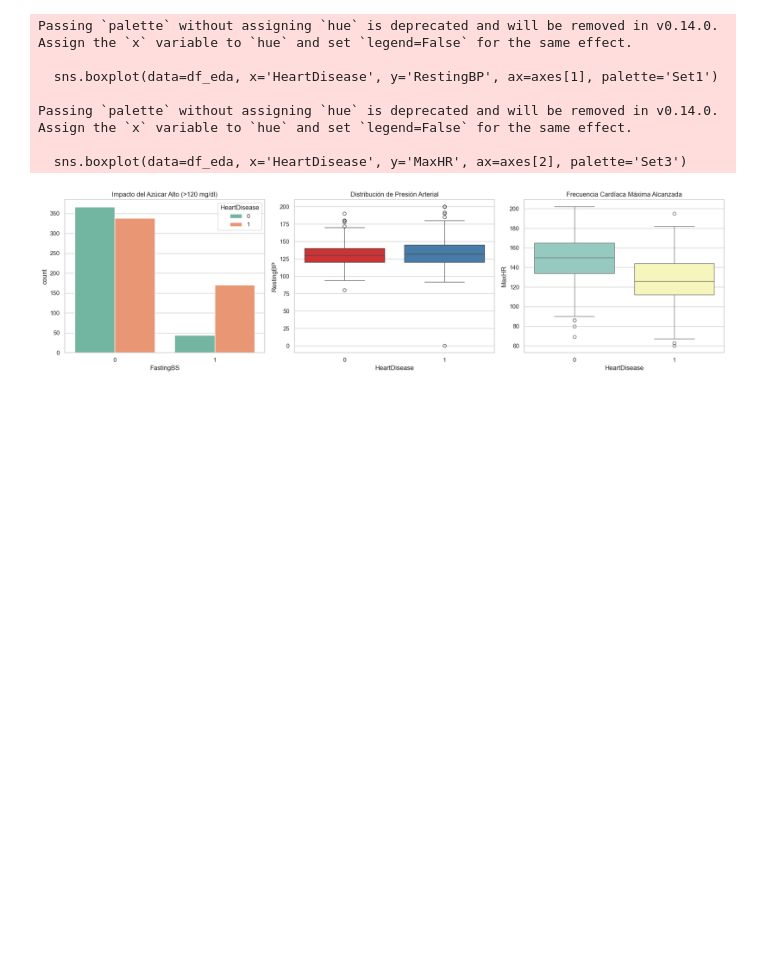
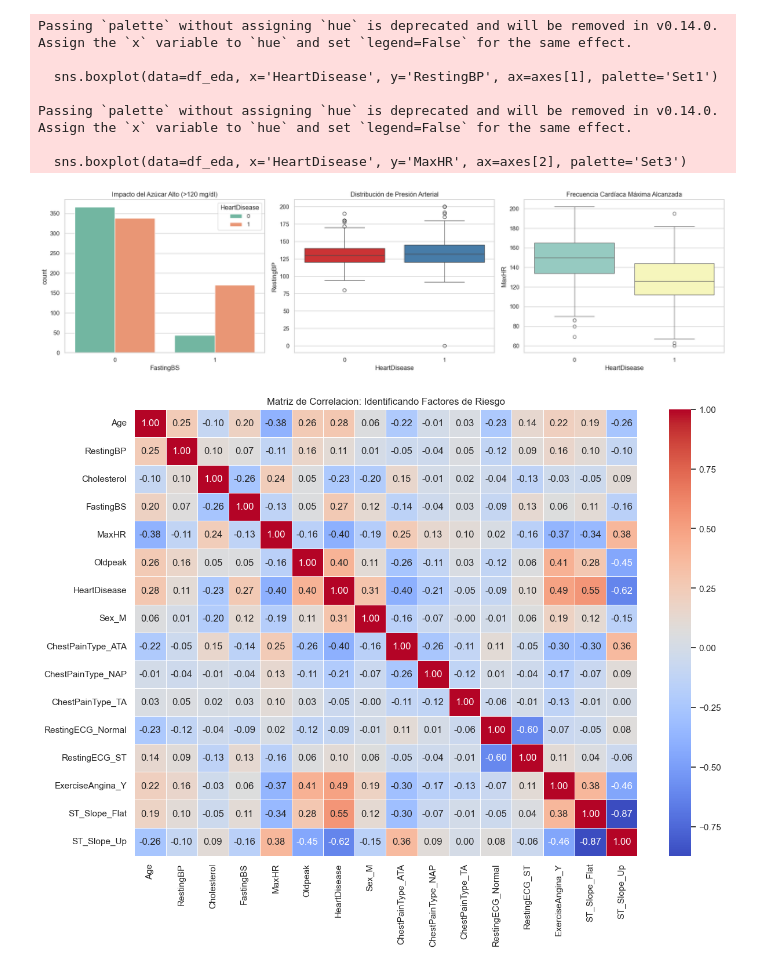
Before and after one commit to Bootcamp-IA-P6/project-6-team-4-ml, a Jupyter notebook: notebook/eda_heart_failure_i.ipynb, the cells around one changed output. Drawn from its saved outputs; the diff is of its cells as text; code cells hidden in the pictures; blank space fills up the shorter version.

Commit message:
Complete relationship analysis (3.3) and heatmap. Fixes #6

```diff
--- a/notebook/eda_heart_failure_i.ipynb
+++ b/notebook/eda_heart_failure_i.ipynb
@@ -206,3 +206,20 @@ Passing `palette` without assigning `hue` is deprecated and will be removed in v
 
   sns.boxplot(data=df_eda, x='HeartDisease', y='MaxHR', ax=axes[2], palette='Set3')
 [figure]
+# %%
+import matplotlib.pyplot as plt
+import seaborn as sns
+
+# 1. Convertimos las categorías en números (Encoding)
+df_encoded = pd.get_dummies(df_eda, drop_first=True)
+
+# 2. Calculamos la correlación
+corr_matrix = df_encoded.corr()
+
+# 3. Dibujamos el Mapa de Calor
+plt.figure(figsize=(14, 10))
+sns.heatmap(corr_matrix, annot=True, cmap='coolwarm', fmt='.2f', linewidths=0.5)
+plt.title('Matriz de Correlacion: Identificando Factores de Riesgo')
+plt.show()
+# %% [output]
+[figure, added]
```
